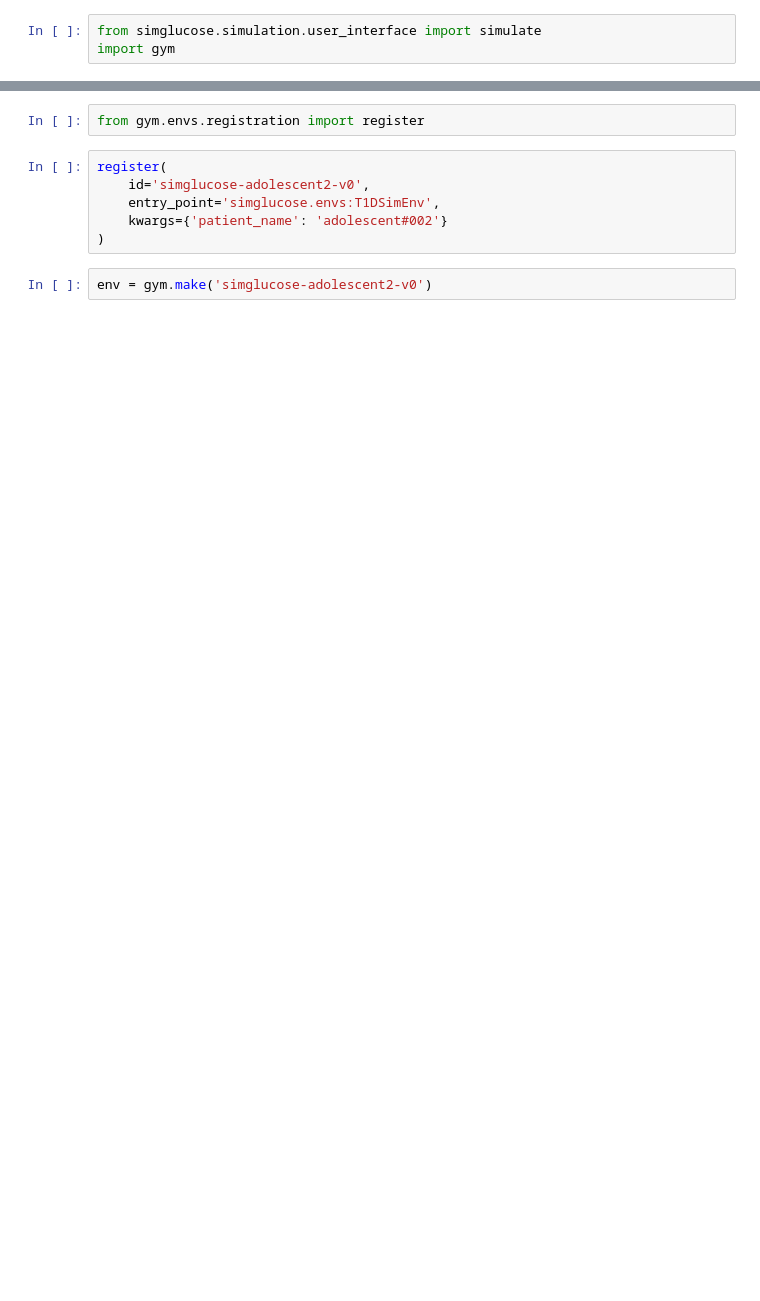
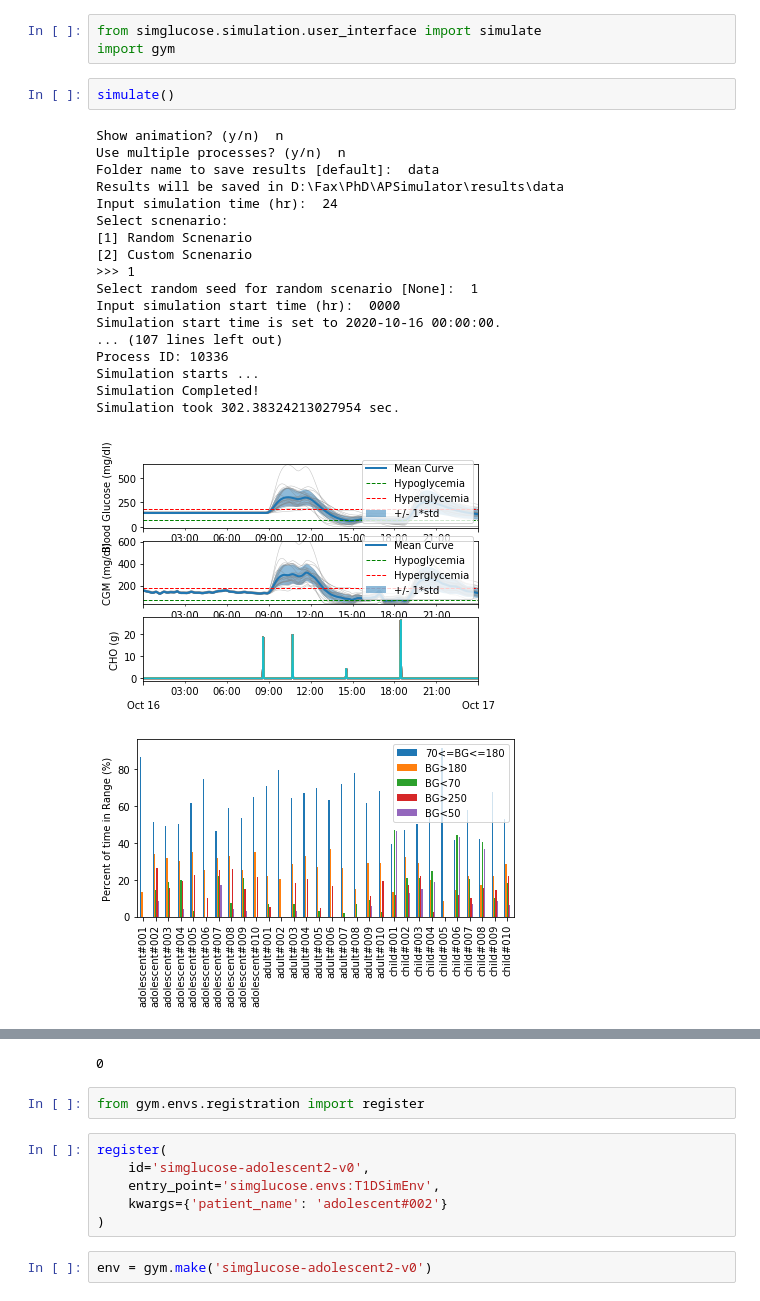
Before and after one commit to jas97/APSimulatorTesting, a Jupyter notebook: Untitled.ipynb, the cells around one changed output, grey strips where cells are left out. Cells and saved outputs as stored; diff of their text form; blank space fills up the shorter version.

```diff
--- a/Untitled.ipynb
+++ b/Untitled.ipynb
@@ -1,3 +1,25 @@
 # %%
 from simglucose.simulation.user_interface import simulate
 import gym
+# %%
+simulate()
+# %% [output]
+Show animation? (y/n)  n
+Use multiple processes? (y/n)  n
+Folder name to save results [default]:  data
+Results will be saved in D:\Fax\PhD\APSimulator\results\data
+Input simulation time (hr):  24
+Select scnenario:
+[1] Random Scnenario
+[2] Custom Scnenario
+>>> 1
+Select random seed for random scenario [None]:  1
+Input simulation start time (hr):  0000
+Simulation start time is set to 2020-10-16 00:00:00.
+... (107 lines left out)
+Process ID: 10336
+Simulation starts ...
+Simulation Completed!
+Simulation took 302.38324213027954 sec.
+[figure, added]
+[figure, added]
@@ -4,3 +28,4 @@ import gym
+0
 # %%
 from gym.envs.registration import register
 # %%
```
Also changed, not shown: parts of 2 cells of this notebook, 1 other file.
